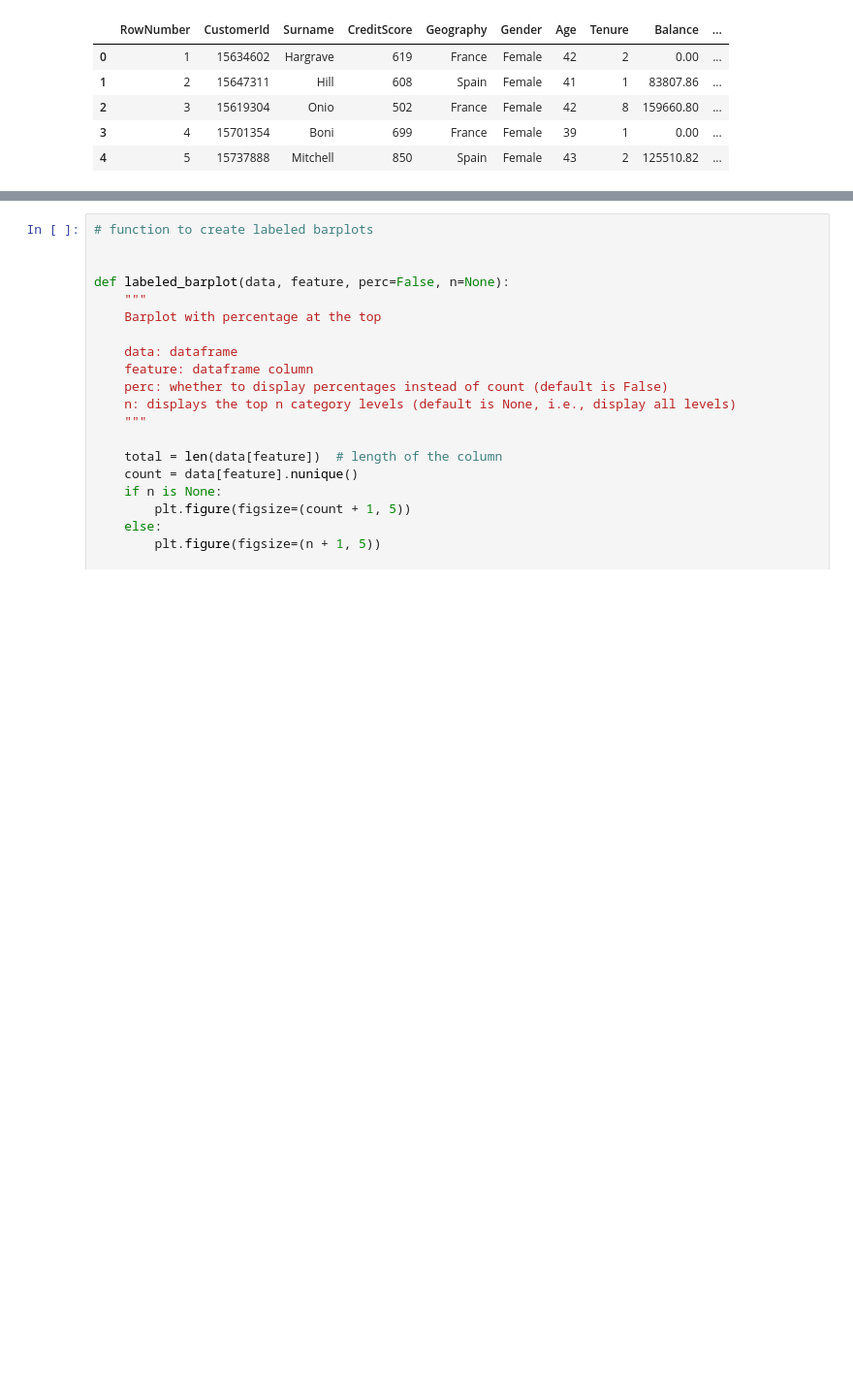
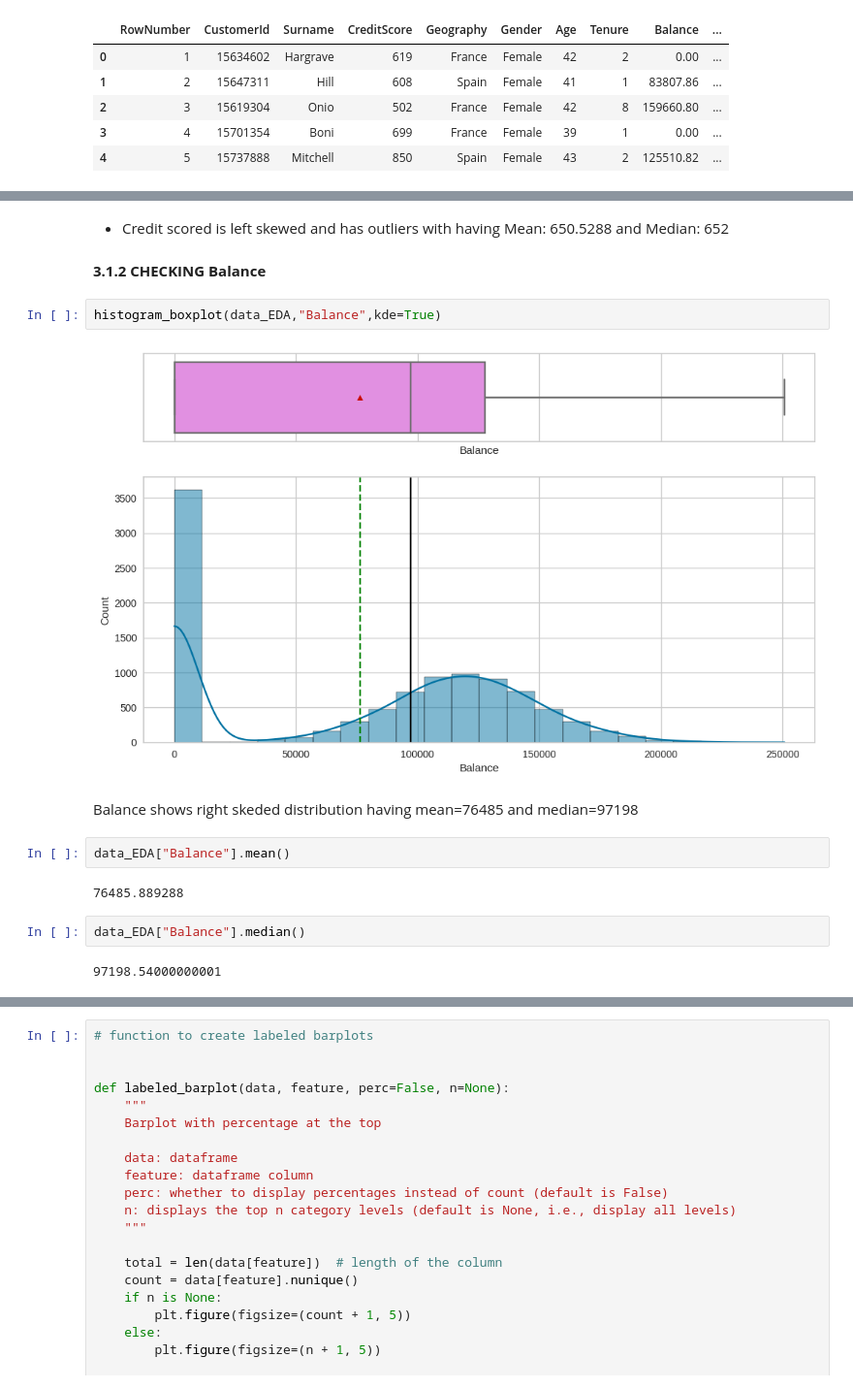
Before and after one commit to muratgguzel/AIML-DeepNN_Project7-BankChurnPrediction, a Jupyter notebook: Murat_Goksenin_Guzel_Project7_v1_1.ipynb, the cells around one changed output, grey strips where cells are left out. Shown at 97% size. Drawn from its saved outputs; the diff is of its cells as text; blank space fills up the shorter version.

```diff
--- a/Murat_Goksenin_Guzel_Project7_v1_1.ipynb
+++ b/Murat_Goksenin_Guzel_Project7_v1_1.ipynb
@@ -514,0 +449,18 @@ data_EDA["Total_calls_made"].median()
+# %% [markdown]
+- Credit scored is left skewed and has outliers with having Mean: 650.5288 and Median: 652
+# %% [markdown]
+**3.1.2** **CHECKING Balance**
+# %%
+histogram_boxplot(data_EDA,"Balance",kde=True)
+# %% [output]
+[figure, added]
+# %% [markdown]
+Balance shows right skeded distribution having mean=76485 and median=97198
+# %%
+data_EDA["Balance"].mean()
+# %% [output]
+76485.889288
+# %%
+data_EDA["Balance"].median()
+# %% [output]
+97198.54000000001
```
Also changed, not shown: parts of 45 cells of this notebook.
